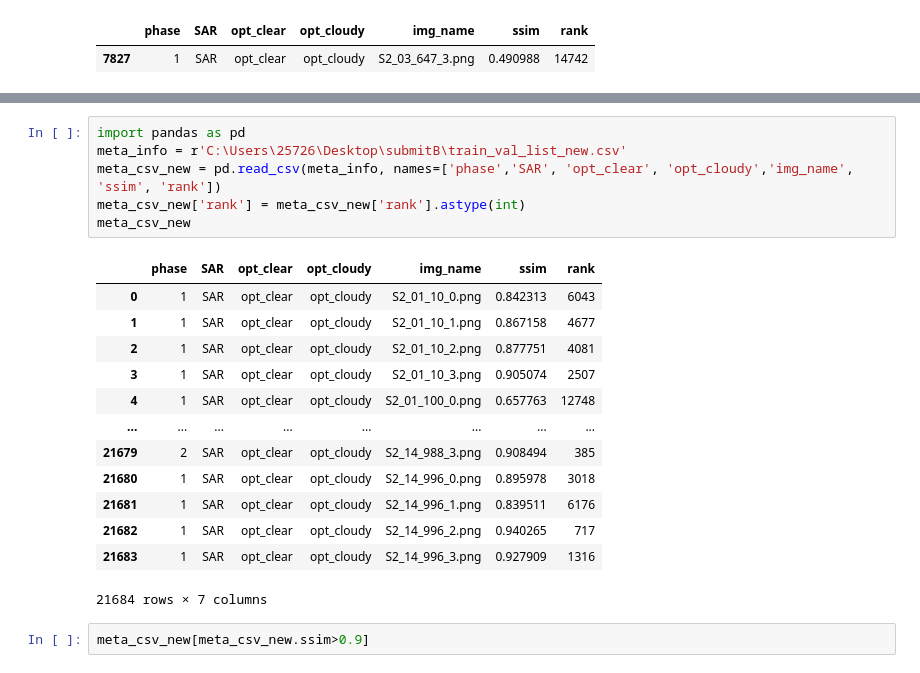
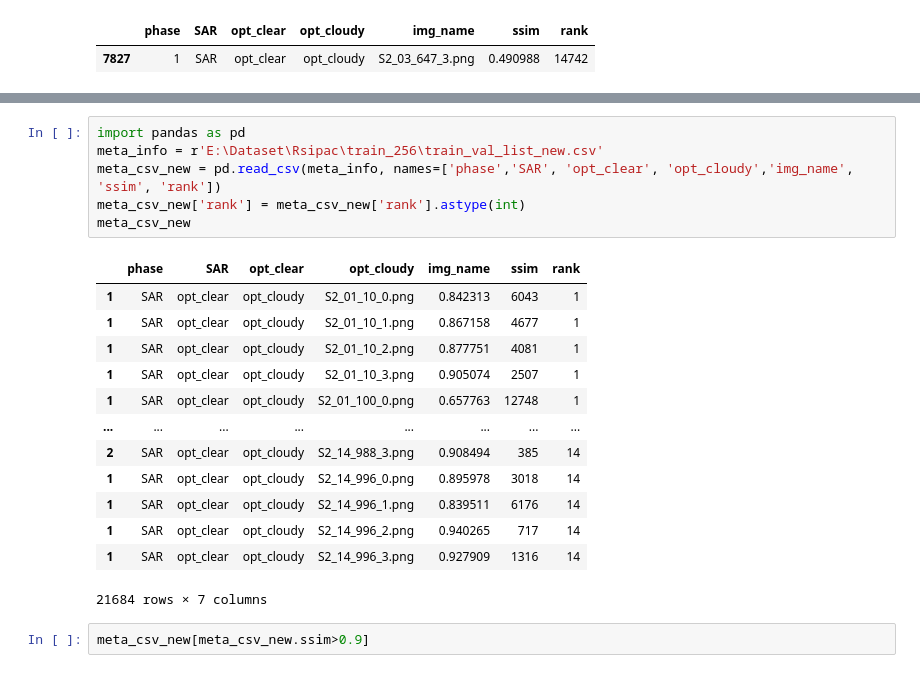
Before and after one commit to javey-q/Cloud_Removal, a Jupyter notebook: script.ipynb, the cells around one changed output, grey strips where cells are left out. Drawn from its saved outputs; the diff is of its cells as text.

Commit message:
final submit

```diff
--- a/script.ipynb
+++ b/script.ipynb
@@ -155,23 +155,23 @@ id
 Name: ssim, dtype: float64
 # %%
 import pandas as pd
-meta_info = r'C:\Users\25726\Desktop\submitB\train_val_list_new.csv'
+meta_info = r'E:\Dataset\Rsipac\train_256\train_val_list_new.csv'
 meta_csv_new = pd.read_csv(meta_info, names=['phase','SAR', 'opt_clear', 'opt_cloudy','img_name', 'ssim', 'rank'])
 meta_csv_new['rank'] = meta_csv_new['rank'].astype(int)
 meta_csv_new
 # %% [output]
 |  | phase | SAR | opt_clear | opt_cloudy | img_name | ssim | rank |
-| 0 | 1 | SAR | opt_clear | opt_cloudy | S2_01_10_0.png | 0.842313 | 6043 |
-| 1 | 1 | SAR | opt_clear | opt_cloudy | S2_01_10_1.png | 0.867158 | 4677 |
-| 2 | 1 | SAR | opt_clear | opt_cloudy | S2_01_10_2.png | 0.877751 | 4081 |
-| 3 | 1 | SAR | opt_clear | opt_cloudy | S2_01_10_3.png | 0.905074 | 2507 |
-| 4 | 1 | SAR | opt_clear | opt_cloudy | S2_01_100_0.png | 0.657763 | 12748 |
+| 1 | SAR | opt_clear | opt_cloudy | S2_01_10_0.png | 0.842313 | 6043 | 1 |
+| 1 | SAR | opt_clear | opt_cloudy | S2_01_10_1.png | 0.867158 | 4677 | 1 |
+| 1 | SAR | opt_clear | opt_cloudy | S2_01_10_2.png | 0.877751 | 4081 | 1 |
+| 1 | SAR | opt_clear | opt_cloudy | S2_01_10_3.png | 0.905074 | 2507 | 1 |
+| 1 | SAR | opt_clear | opt_cloudy | S2_01_100_0.png | 0.657763 | 12748 | 1 |
 | ... | ... | ... | ... | ... | ... | ... | ... |
-| 21679 | 2 | SAR | opt_clear | opt_cloudy | S2_14_988_3.png | 0.908494 | 385 |
-| 21680 | 1 | SAR | opt_clear | opt_cloudy | S2_14_996_0.png | 0.895978 | 3018 |
-| 21681 | 1 | SAR | opt_clear | opt_cloudy | S2_14_996_1.png | 0.839511 | 6176 |
-| 21682 | 1 | SAR | opt_clear | opt_cloudy | S2_14_996_2.png | 0.940265 | 717 |
-| 21683 | 1 | SAR | opt_clear | opt_cloudy | S2_14_996_3.png | 0.927909 | 1316 |
+| 2 | SAR | opt_clear | opt_cloudy | S2_14_988_3.png | 0.908494 | 385 | 14 |
+| 1 | SAR | opt_clear | opt_cloudy | S2_14_996_0.png | 0.895978 | 3018 | 14 |
+| 1 | SAR | opt_clear | opt_cloudy | S2_14_996_1.png | 0.839511 | 6176 | 14 |
+| 1 | SAR | opt_clear | opt_cloudy | S2_14_996_2.png | 0.940265 | 717 | 14 |
+| 1 | SAR | opt_clear | opt_cloudy | S2_14_996_3.png | 0.927909 | 1316 | 14 |
 21684 rows × 7 columns
 # %%
 meta_csv_new[meta_csv_new.ssim>0.9]
```
Also changed, not shown: 19 other files.
